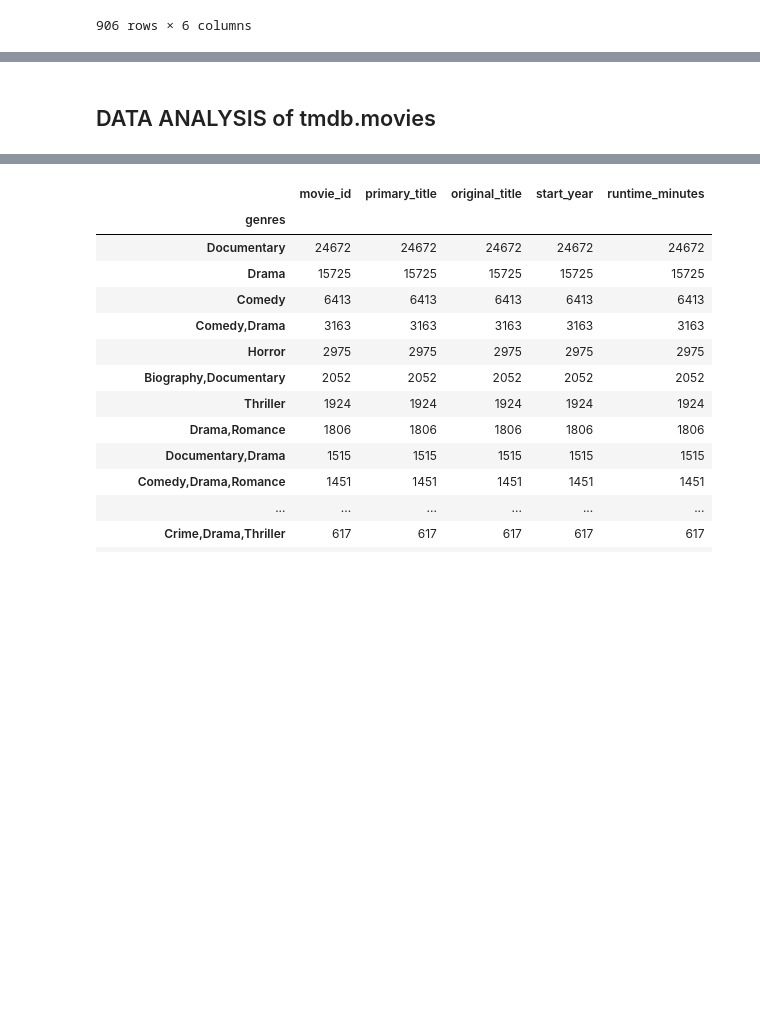
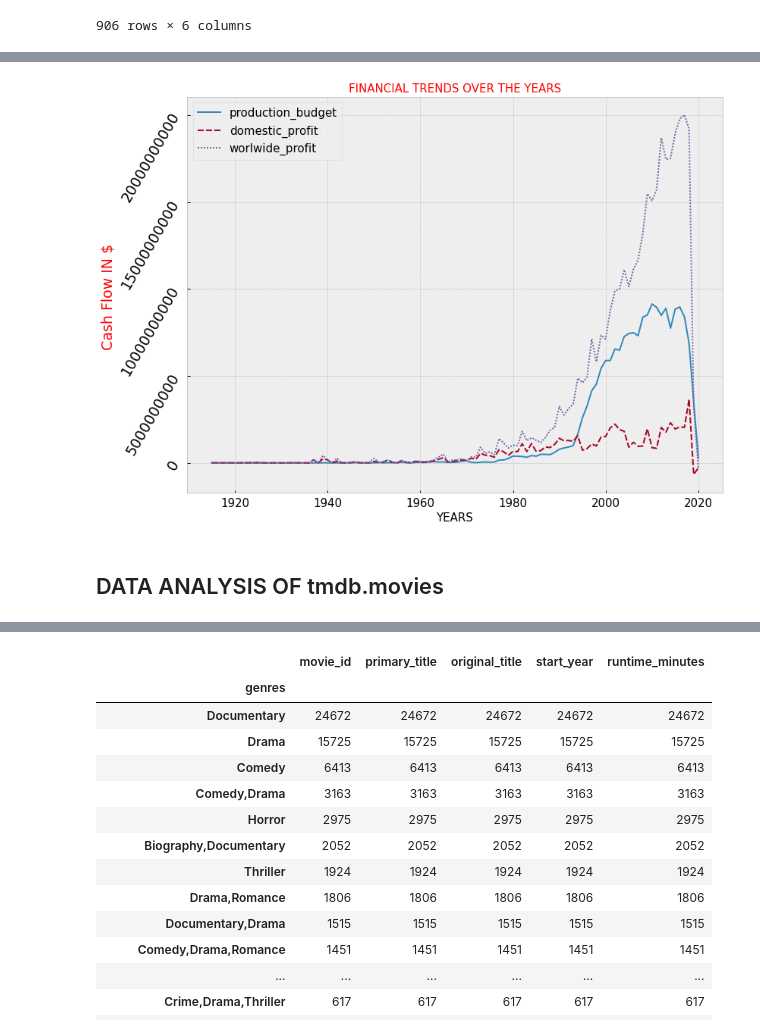
Before and after one commit to K1nyash/Phase_1-Project-Movie_Analysis, a Jupyter notebook: Movie_Project.ipynb, the cells around one changed output, grey strips where cells are left out. Saved outputs shown, nothing was run; the diff lists cells and outputs as text; code cells hidden in the pictures; blank space fills up the shorter version.

```diff
--- a/Movie_Project.ipynb
+++ b/Movie_Project.ipynb
@@ -1199,6 +1453,6 @@ budget_df.head()
 # %%
 #making a new variable Budget_analyse to store an version of budget_df which has been grouped by year and then
 #summed.
-Budget_analyse = budget_df.groupby('release_year').sum()
+Budget_yearly = budget_df.groupby('release_year').sum()
 
-Budget_analyse
+Budget_yearly
@@ -1239,22 +1547,33 @@ ax.figure.savefig('Cash Flow On Diff Release Months.png');
 # %%
 #plt to show what trend of worldwide_gross and domestic gross over the years.summed per year.
 
 
+plt.style.use('seaborn-notebook')
 plt.style.use('bmh')
-fig,ax =plt.subplots(figsize = (10,10))
+fig,ax =plt.subplots(figsize = (14,10))
 ax.get_yaxis().get_major_formatter().set_scientific(False)
-sns.lineplot(data = Budget_analyse)
-plt.title('FINANCIAL TRENDS OVER THE YEARS',fontsize = 15)
-plt.ylabel('Cash Flow IN $ ',fontsize = 15)
+sns.lineplot(data = Budget_yearly)
+plt.title('FINANCIAL TRENDS OVER THE YEARS',fontsize = 15,color = 'r')
+plt.ylabel('Cash Flow IN $ ',fontsize = 19,color = 'r')
 plt.xlabel('YEARS', fontsize = 15)
-plt.yticks(rotation = 60,fontsize = 15)
+plt.yticks(rotation = 60,fontsize = 19)
 plt.xticks(fontsize = 15)
+plt.legend(fontsize = 15)
+#This adjusts cropping of the graph
+plt.subplots_adjust(top=0.85,left = 0.2)
+
+# Changing color ot text in legend for visibility
+leg = plt.legend(loc='upper left',fontsize = 15)
+for text in leg.get_texts():
+    text.set_color("black")
 
 
 #saving the plt
-ax.figure.savefig('file.png');
+ax.figure.savefig('FINANCIAL TRENDS OVER THE YEARS.png');
+# %% [output]
+[figure, added]
 # %% [markdown]
-## DATA ANALYSIS of tmdb.movies
+## DATA ANALYSIS OF tmdb.movies
 # %%
 #Making a new dataframe (analise_df) to hold the value_count of 'original_language'
 #looking at the bar graph for the top 15 frequency distribution of original languages.
```
Also changed, not shown: parts of 45 cells of this notebook, 1 other file.
